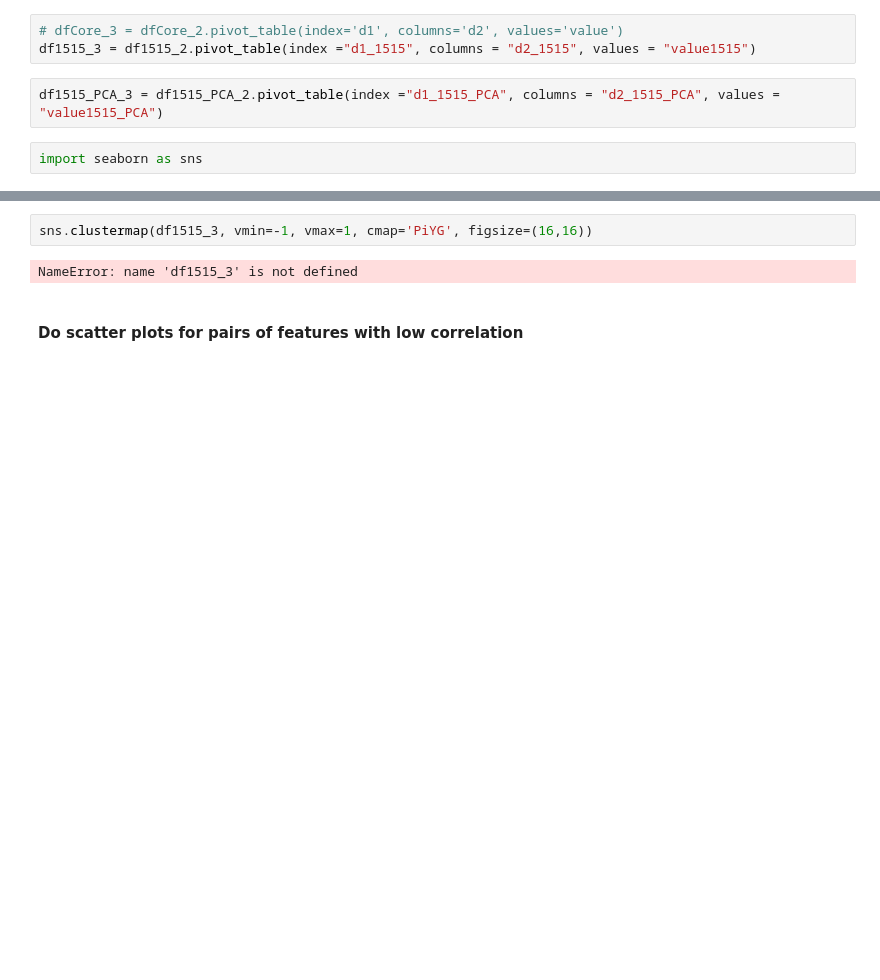
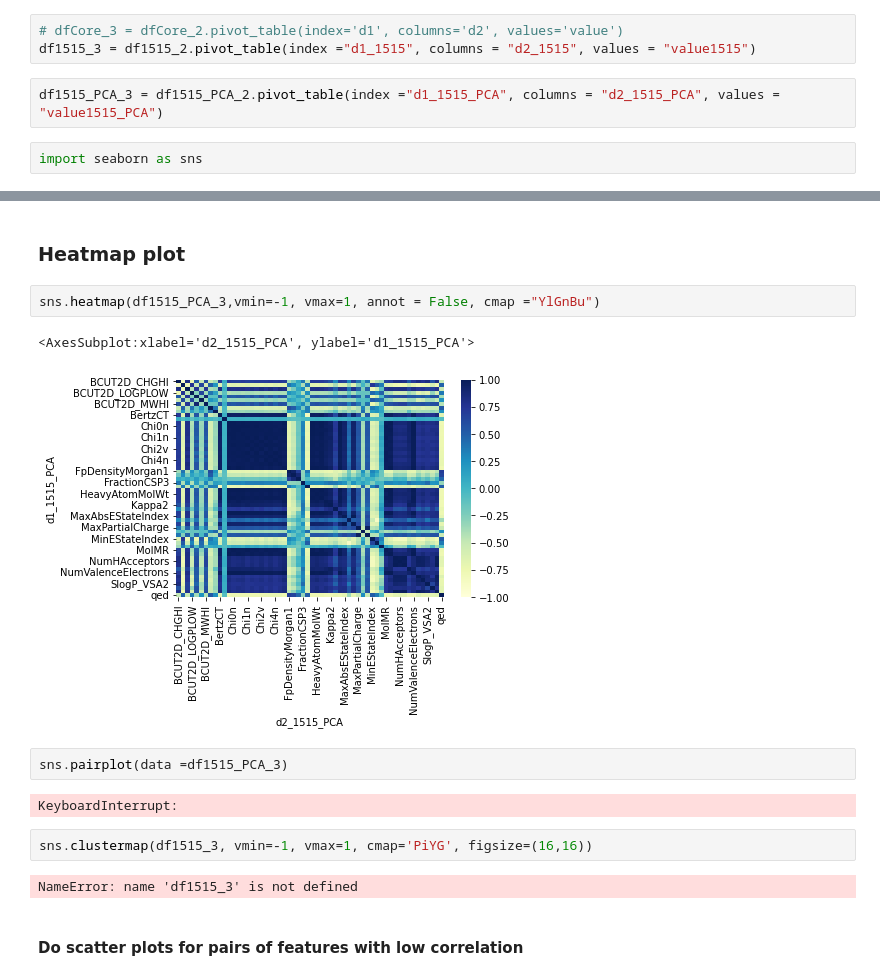
Before and after one commit to meidelien/Metabolic-network-layout-using-biochemical-coordinates, a Jupyter notebook: Notebooks/DescriptorAnalysis.ipynb, the cells around one changed output, grey strips where cells are left out. Drawn from its saved outputs; the diff is of its cells as text; blank space fills up the shorter version.

```diff
--- a/Notebooks/DescriptorAnalysis.ipynb
+++ b/Notebooks/DescriptorAnalysis.ipynb
@@ -165,3 +168,14 @@ sns.clustermap(df1515_PCA_3, vmin=-1, vmax=1, cmap='PiYG', figsize=(16,16))
+# %% [markdown]
+### Heatmap plot
+# %%
+sns.heatmap(df1515_PCA_3,vmin=-1, vmax=1, annot = False, cmap ="YlGnBu")
+# %% [output]
+<AxesSubplot:xlabel='d2_1515_PCA', ylabel='d1_1515_PCA'>
+[figure, added]
+# %%
+sns.pairplot(data =df1515_PCA_3)
+# %% [output]
+KeyboardInterrupt:
 # %%
 sns.clustermap(df1515_3, vmin=-1, vmax=1, cmap='PiYG', figsize=(16,16))
 # %% [output]
```
Also changed, not shown: parts of 4 cells of this notebook, 5 other files.
